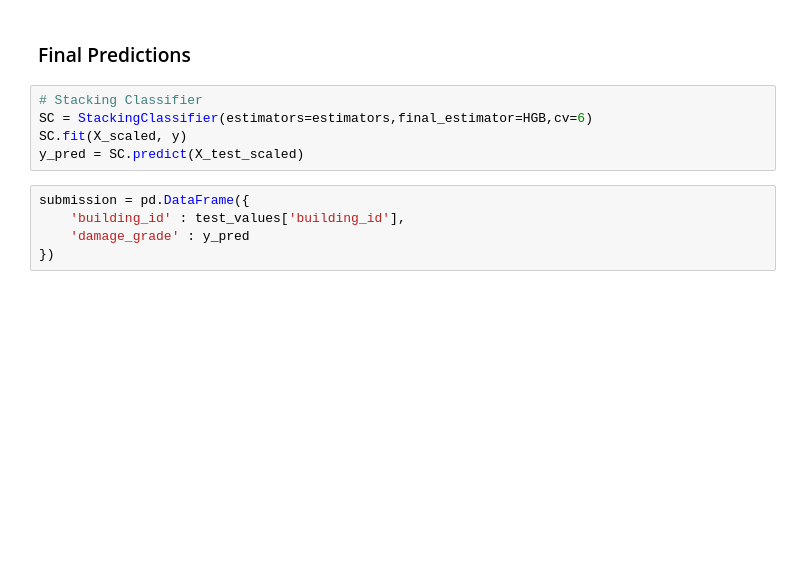
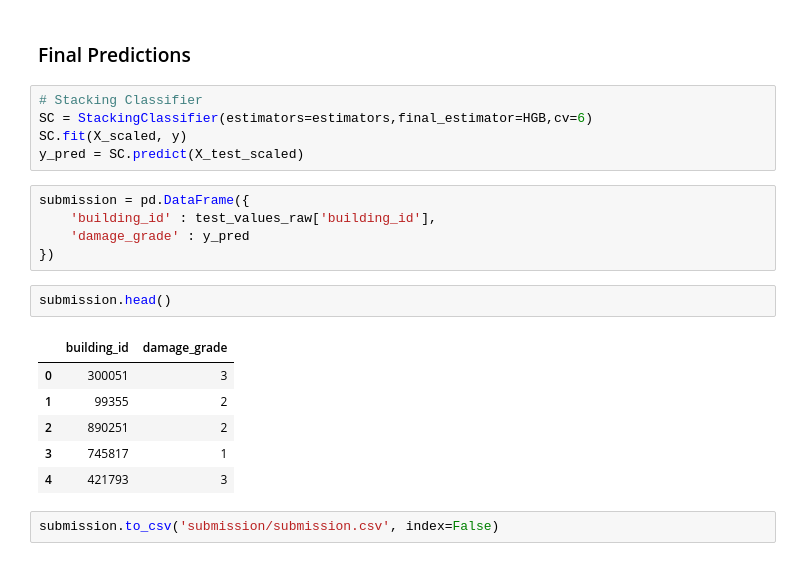
Before and after one commit to xuyfe/modeling-earthquake-damage, a Jupyter notebook: earthquake.ipynb, the cells around one changed output. Cells and saved outputs as stored; diff of their text form; blank space fills up the shorter version.

```diff
--- a/earthquake.ipynb
+++ b/earthquake.ipynb
@@ -371,6 +406,17 @@ SC.fit(X_scaled, y)
 y_pred = SC.predict(X_test_scaled)
 # %%
 submission = pd.DataFrame({
-    'building_id' : test_values['building_id'],
+    'building_id' : test_values_raw['building_id'],
     'damage_grade' : y_pred
 })
+# %%
+submission.head()
+# %% [output]
+|  | building_id | damage_grade |
+| 0 | 300051 | 3 |
+| 1 | 99355 | 2 |
+| 2 | 890251 | 2 |
+| 3 | 745817 | 1 |
+| 4 | 421793 | 3 |
+# %%
+submission.to_csv('submission/submission.csv', index=False)
```
Also changed, not shown: parts of 11 cells of this notebook.
